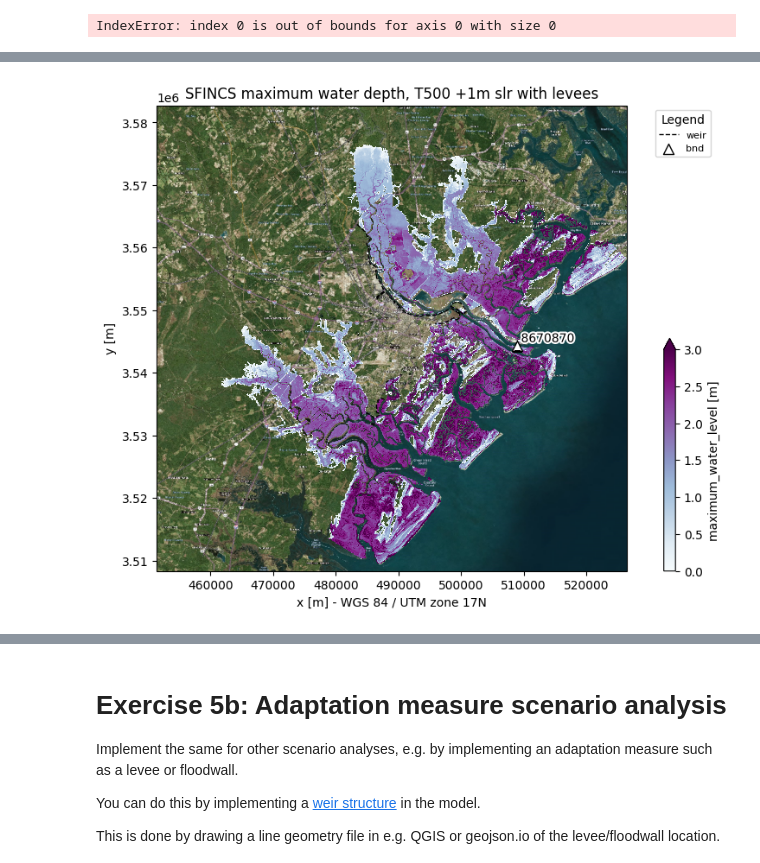
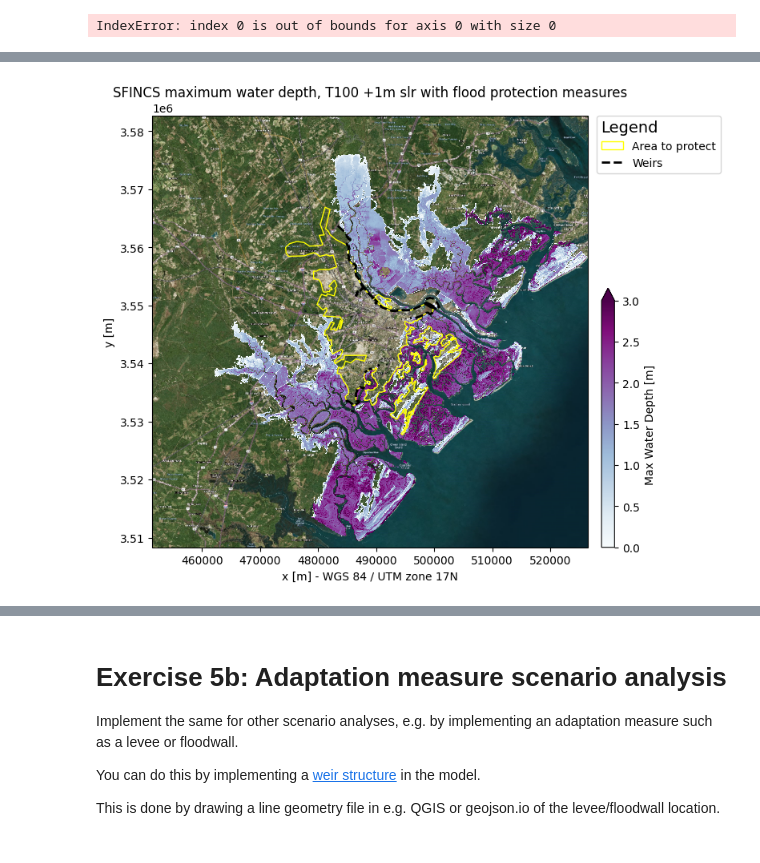
Before and after one commit to sd-59/Assignment_2_Coastal_flood_hazard_assessment-, a Jupyter notebook: notebooks/04_SFINCS_model_scenario_slr_quay_levee.ipynb, the cells around one changed output, grey strips where cells are left out. Cells and saved outputs as stored; diff of their text form; code cells hidden in the pictures.

```diff
--- a/notebooks/04_SFINCS_model_scenario_slr_quay_levee.ipynb
+++ b/notebooks/04_SFINCS_model_scenario_slr_quay_levee.ipynb
@@ -30,8 +30,8 @@ from sfincs_utils import run_sfincs
 ## **Step 1:** Read the model a change the output root
 Now let's copy our old model to a new folder, so we can always look at the old model later on:
 # %%
-model_root_old = '..\models\sfincs_savannah_T500'
-model_root_new = '..\models\sfincs_savannah_T500_slr_levees'
+model_root_old = '..\models\sfincs_savannah_T100'
+model_root_new = '..\models\sfincs_savannah_T100_slr_levees'
 
 # initialize the old model again with a logger and the data catalog
 # but now in read-only mode
@@ -247,6 +239,9 @@ sf.read_results()
 # %% [output]
 IndexError: index 0 is out of bounds for axis 0 with size 0
 # %%
+import matplotlib.patches as mpatches
+from matplotlib.lines import Line2D
+
 # We use the subgrid resolution topography to downscale the maximum water level to water depth at the subgrid resolution
 # First, we read the subgrid resolution topography and check if the file exists
 dep_subgrid_file = Path(model_root_old, "subgrid", "dep_subgrid.tif")
@@ -275,13 +270,91 @@ hmax_subgrid.attrs["units"] = "m"
 fig, ax = sf.plot_basemap(
     fn_out="hmax.png",  # save figure to mod.root/figs/hmax.png
     variable=hmax_subgrid,
-    plot_bounds=False,
+    plot_bounds=False, plot_geoms=False,
     bmap="sat",
     zoomlevel=12,
     figsize=(11, 7),
     vmin=0,  # set minimum value for colorbar
     vmax=3,  # set maximum value for colorbar
     cmap="BuPu",
+    cbar_kwargs={
+        "pad": 0.02,       # Heel dicht bij de kaart (standaard is vaak 0.05 of meer)
+        "shrink": 0.6,     # Zelfde hoogte als de andere balk (voor symmetrie)
+        "anchor": (0.0, 0.0),
+        "label": "Max Water Depth [m]" # Label hier expliciet opgeven is vaak netter
+    }
 )
-ax.set_title("SFINCS maximum water depth, T500 +1m slr with levees")
+
+#Plot areas to protect
+critical_areas_file = "../data_processed/Critical_areas.gpkg"
+gdf_critical = gpd.read_file(critical_areas_file)
+
+if gdf_critical.crs != hmax_subgrid.rio.crs:
+    print(f"Reprojecting critical areas from {gdf_critical.crs.to_string()} to {hmax_subgrid.rio.crs.to_string()}")
+    gdf_critical = gdf_critical.to_crs(hmax_subgrid.rio.crs)
+
+fill_color_rgba = (1.0, 0.0, 1.0, 0.0)
+edge_color_solid = "yellow" # Pas aan naar wens (bijv. ook 'magenta')
+
+gdf_critical.plot(
+    ax=ax,                      # Teken op dezelfde as
+    facecolor=fill_color_rgba,  # De transparante magenta vulling
+    edgecolor=edge_color_solid, # De massieve rand
+    linewidth=1.0,              # Dikte van de rand
+    # alpha=...                 # BELANGRIJK: Gebruik deze NIET, anders overschrijf je de RGBA instellingen hierboven
+    zorder=15,                  # Zorg dat dit bovenop de waterlagen (die vaak zorder 1-10 hebben) ligt
+    label="Areas to protect"
+)
+
+structures_file = "../data_processed/levees_and_weirs.geojson"
+gdf_structures = gpd.read_file(structures_file)
+
+# Check projectie
+if gdf_structures.crs != hmax_subgrid.rio.crs:
+    gdf_structures = gdf_structures.to_crs(hmax_subgrid.rio.crs)
+
+gdf_structures.plot(
+    ax=ax,
+    color="black",      # Zwart voor de structuur
+    linewidth=2.0,linestyle='--',      # Dikke lijn
+    zorder=20           # Ligt BOVENOP de kritieke gebieden (die waren 15)
+)
+
+new_handle = mpatches.Patch(
+    facecolor=(1.0, 0.0, 1.0, 0.0),
+    edgecolor='yellow',
+    linewidth=1.0,
+    label='Area to protect'
+)
+
+new_handle_2 = Line2D(
+    [0], [0],
+    color='black',
+    linewidth=2.0,       # Dikte matcht met je plot
+    linestyle='--',      # Streepjes matchen met je plot
+    label='Weirs'
+)
+
+
+# 2. Haal de items op die er al stonden (vanuit plot_basemap of andere lagen)
+# handles = de symbolen, labels = de tekst
+handles, labels = ax.get_legend_handles_labels()
+
+# 3. Voeg jouw nieuwe item toe aan de bestaande lijst
+handles.append(new_handle)
+handles.append(new_handle_2)
+labels.append(new_handle.get_label())
+labels.append(new_handle_2.get_label())
+
+ax.legend(
+    title="Legend", title_fontsize=14, alignment="left",
+    handles=handles,
+    labels=labels,
+    loc='upper left',          # Welk punt van de legenda-box gebruiken we als anker? (Links-boven)
+    bbox_to_anchor=(1.02, 1),  # Waar pinnen we dat punt vast? (X=1.02 is iets rechts van de kaart, Y=1 is bovenkant)
+    borderaxespad=0,           # Geen extra witruimte tussen anker en box
+    frameon=True               # Zet er een wit kader omheen (ziet er vaak netter uit buiten de kaart)
+)
+
+ax.set_title("SFINCS maximum water depth, T100 +1m slr with flood protection measures")
 # %% [output]
@@ -289,4 +363,4 @@ Text(0.5, 1.0, 'SFINCS maximum water depth, T500 +1m slr with levees')
-[figure, old version]
+[figure, new version]
 # %%
 # save the results to a geotiff file
 # round to 2 decimals to reduce file size
```
Also changed, not shown: parts of 8 cells of this notebook, 13 other files.
